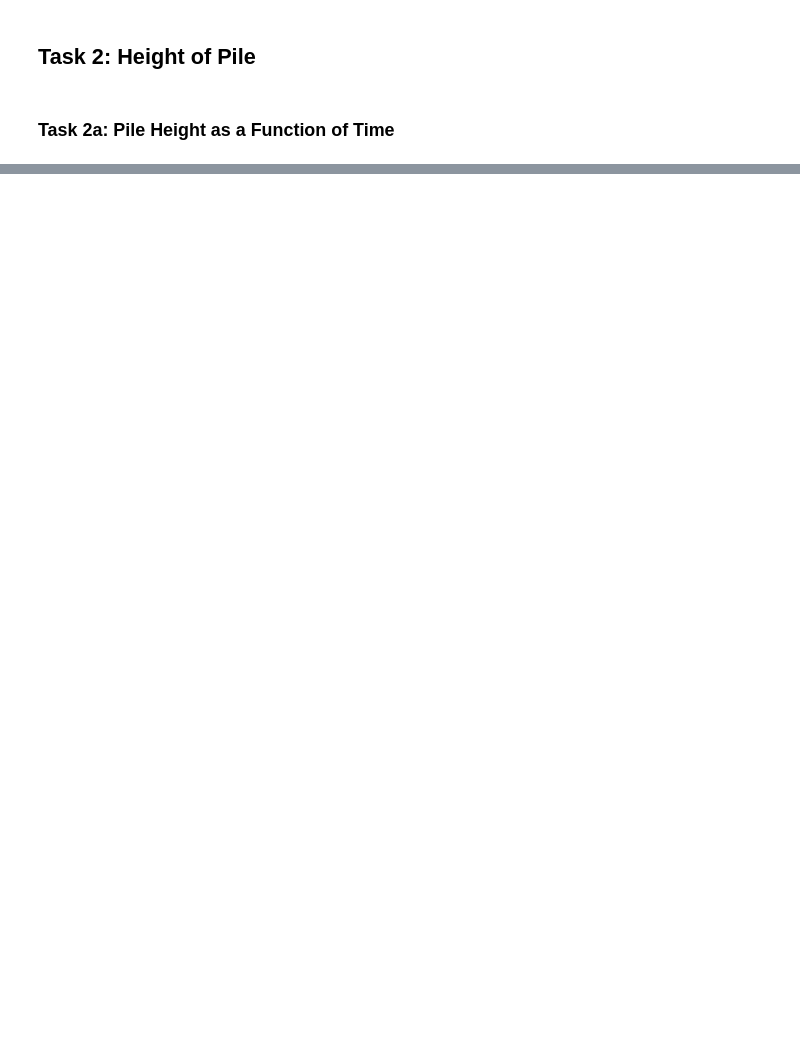
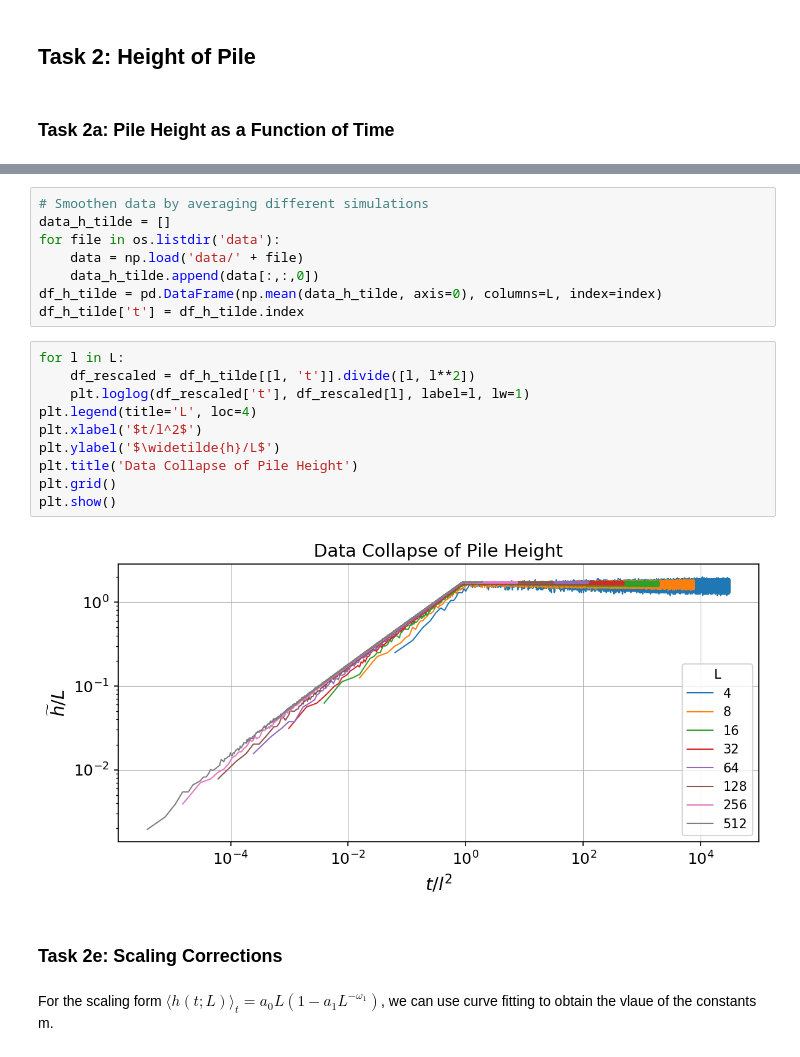
Before and after one commit to craycrayfish/OsloModel, a Jupyter notebook: Analysis.ipynb, the cells around one changed output, grey strips where cells are left out. Cells and saved outputs as stored; diff of their text form; blank space fills up the shorter version.

```diff
--- a/Analysis.ipynb
+++ b/Analysis.ipynb
@@ -197,0 +309,24 @@ FileNotFoundError: [Errno 2] No such file or directory: 'data.npy'
+# %%
+# Smoothen data by averaging different simulations
+data_h_tilde = []
+for file in os.listdir('data'):
+    data = np.load('data/' + file)
+    data_h_tilde.append(data[:,:,0])
+df_h_tilde = pd.DataFrame(np.mean(data_h_tilde, axis=0), columns=L, index=index)
+df_h_tilde['t'] = df_h_tilde.index
+# %%
+for l in L:
+    df_rescaled = df_h_tilde[[l, 't']].divide([l, l**2])
+    plt.loglog(df_rescaled['t'], df_rescaled[l], label=l, lw=1)
+plt.legend(title='L', loc=4)
+plt.xlabel('$t/l^2$')
+plt.ylabel('$\widetilde{h}/L$')
+plt.title('Data Collapse of Pile Height')
+plt.grid()
+plt.show()
+# %% [output]
+[figure, added]
+# %% [markdown]
+### Task 2e: Scaling Corrections
+# %% [markdown]
+For the scaling form $\langle h(t;L) \rangle _t = a_0 L (1-a_1 L^{-\omega_1})$, we can use curve fitting to obtain the vlaue of the constants  m.
```
Also changed, not shown: parts of 34 cells of this notebook, 6 other files.
